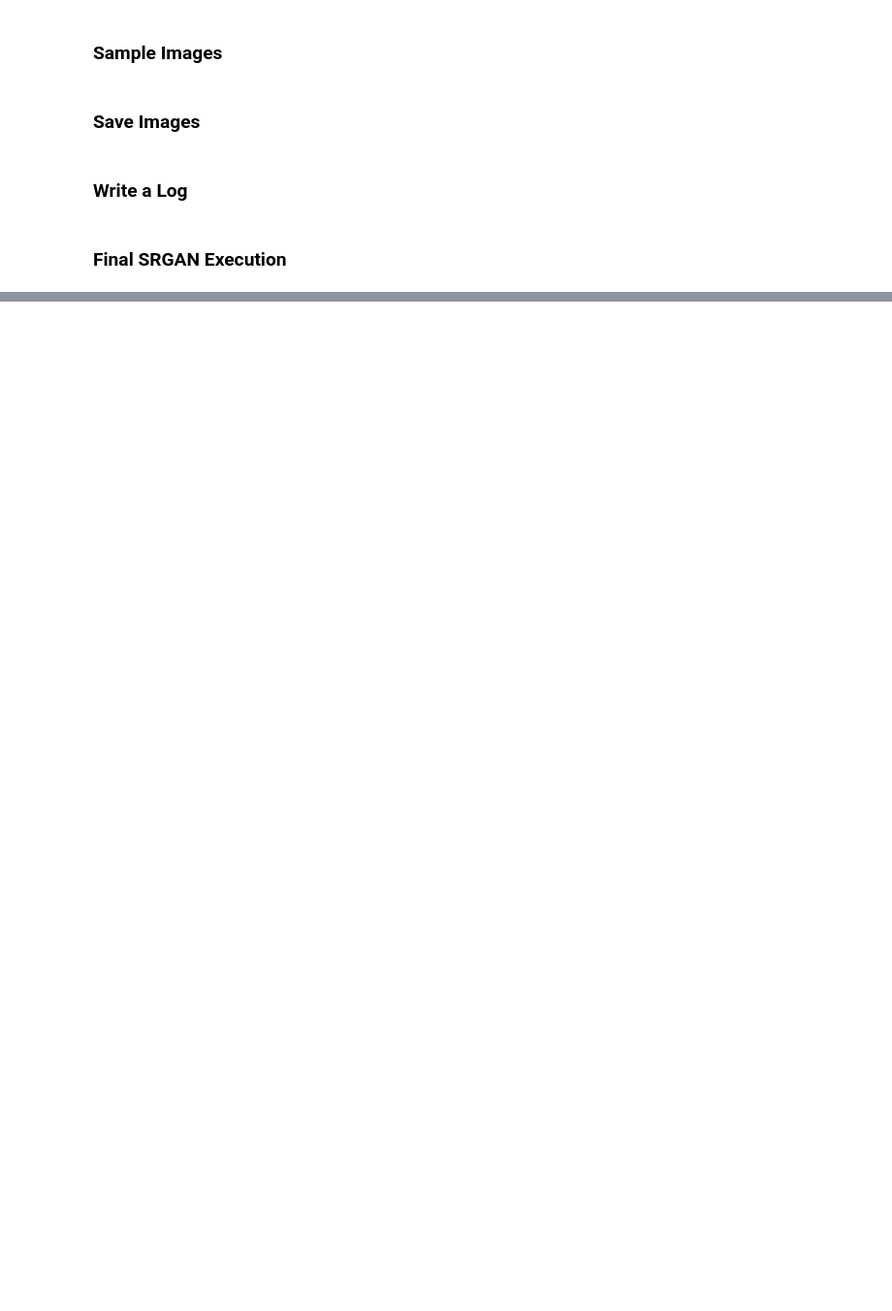
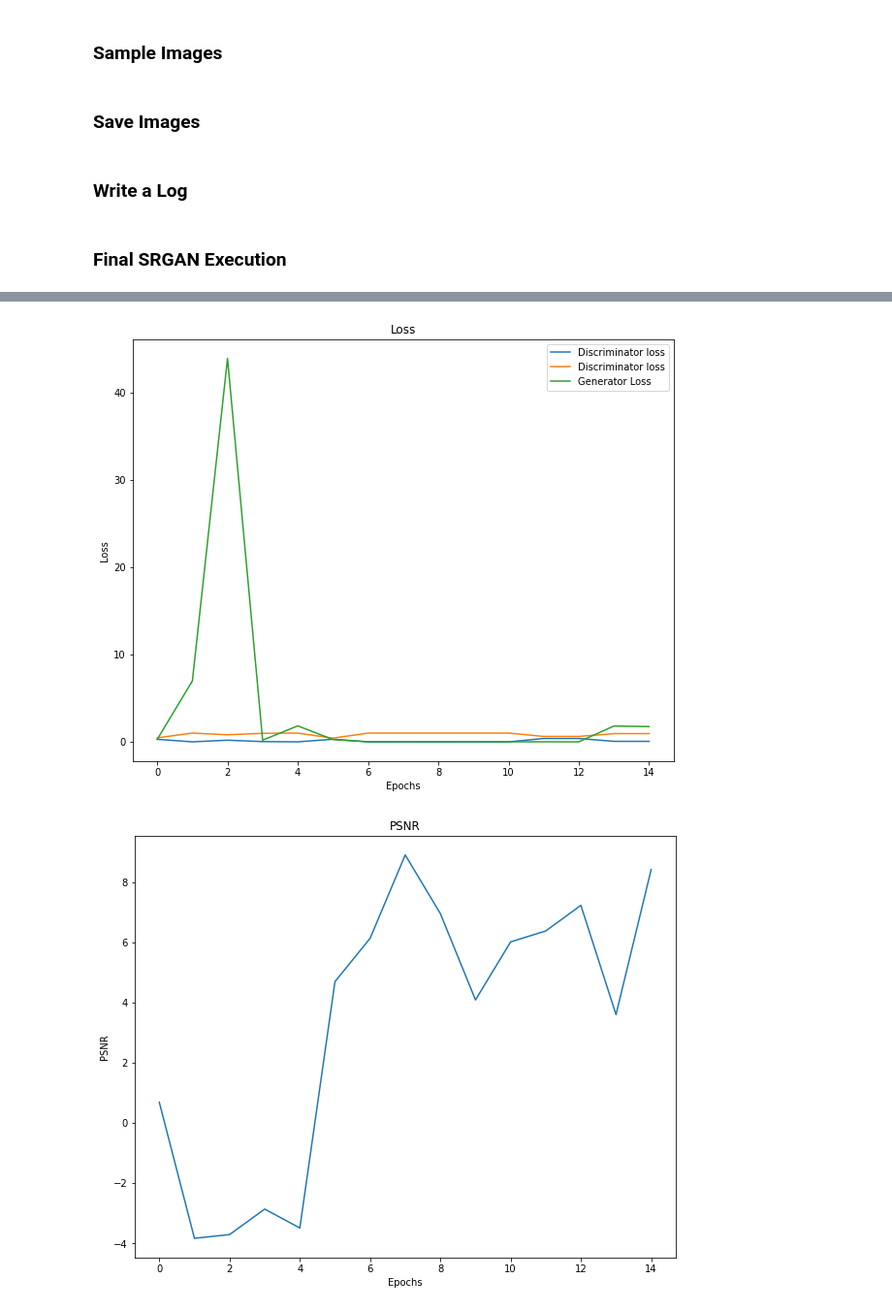
Before and after one commit to ashishpatel26/SRGAN-Keras-For-Medical-Images, a Jupyter notebook: SRGAN_Final.ipynb, the cells around one changed output, grey strips where cells are left out. Shown: that part at 97% size. Cells and saved outputs as stored; diff of their text form; code cells hidden in the pictures; blank space fills up the shorter version.

Commit message:
SRGAN Medicle Images

```diff
--- a/SRGAN_Final.ipynb
+++ b/SRGAN_Final.ipynb
@@ -267,5 +324,5 @@ def ssim_loss(y_true, y_pred):
 # %%
-def save_images(low_resolution_image, original_image, generated_image, path):
+def save_images(low_resolution_image, original_image, generated_image, path, psnr,  ssim):
     """
     Save low-resolution, high-resolution(original) and
     generated high-resolution images in a single image
@@ -274,45 +331,22 @@ def save_images(low_resolution_image, original_image, generated_image, path):
     ax = fig.add_subplot(1, 3, 1)
     ax.imshow(low_resolution_image)
     ax.axis("off")
-    ax.set_title("Low-resolution")
+    ax.set_title("Low-resolution ")
 
     ax = fig.add_subplot(1, 3, 2)
     ax.imshow(original_image)
     ax.axis("off")
-    ax.set_title(f"High-resolution")
+    ax.set_title(f"High-resolution\nPSNR : {psnr}")
+    # ax.set_xlabel(f"PSNR : {psnr}")
     # ax.save(hr_path,bbox_inches='tight',transparent=True, pad_inches=0)
 
     ax = fig.add_subplot(1, 3, 3)
     ax.imshow(np.squeeze(generated_image), cmap = plt.get_cmap(name = 'gray'))
     ax.axis("off")
-    ax.set_title(f"Generated")
+    ax.set_title(f"Generated\nSSIM : {ssim}" )
+    # ax.set_xlabel(f"SSIM : {ssim}")
     # ax.save(pr_path, bbox_inches='tight',transparent=True, pad_inches=0)
 
     plt.savefig(path)
-
-
-# def save_images(low_resolution_image, original_image, generated_image, path):
-#     """
-#     Save low-resolution, high-resolution(original) and
-#     generated high-resolution images in a single image
-#     """
-#     plt.figure(figsize=(14, 7))
-#     ax = plt.subplot(1, 3, 3)
-#     generated_image = cv2.cvtColor(generated_image, cv2.COLOR_BGR2GRAY)
-#     plt.imshow(generated_image)
-#     plt.xlabel(f"SSIM LOSS : {ssim_loss(generated_image, original_image)}")
-#     plt.title("Generated Image")
-
-#     ax = plt.subplot(1, 3, 2)
-#     plt.imshow(original_image)
-#     plt.xlabel(f"PSNR : {psnr(generated_image, original_image)}")
-#     plt.title("High Resolution Image")
-
-#     ax = plt.subplot(1, 3, 1)
-#     plt.imshow(np.squeeze(low_resolution_image))
-#     plt.title("Low Resoluion Image")
-#     plt.xlabel(f"{name}")
-
-#     plt.savefig(path, dpi=100, pad_inches=0.0, bbox_inches='tight')
 # %% [markdown]
 ### Write a Log
@@ -326,0 +358,4 @@ ModuleNotFoundError: ignored
+# %%
+losses = {'d_history' : [], "g_history": []}
+psnr = {'psnr_quality' : []}
+ssim = {'ssim_quality' : []}
@@ -575,0 +619,7 @@ Clipping input data to the valid range for imshow with RGB data ([0..1] for floa
+# %%
+plot_loss(losses)
+plot_psnr(psnr)
+plot_ssim(ssim)
+# %% [output]
+[figure, added]
+[figure, added]
```
Also changed, not shown: parts of 12 cells of this notebook.
